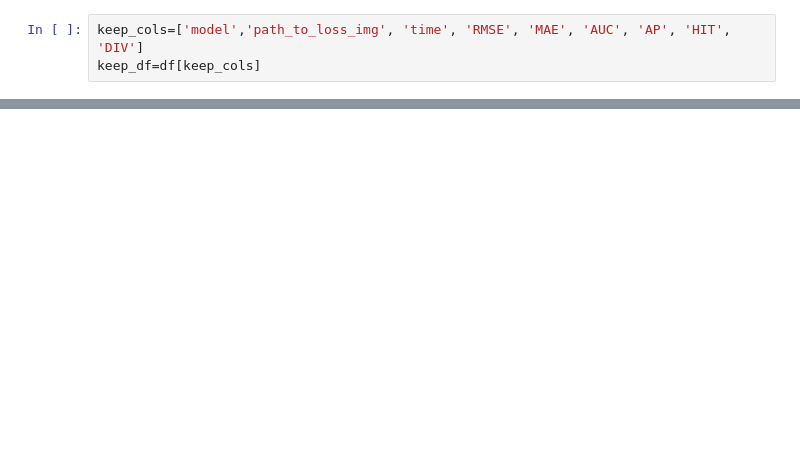
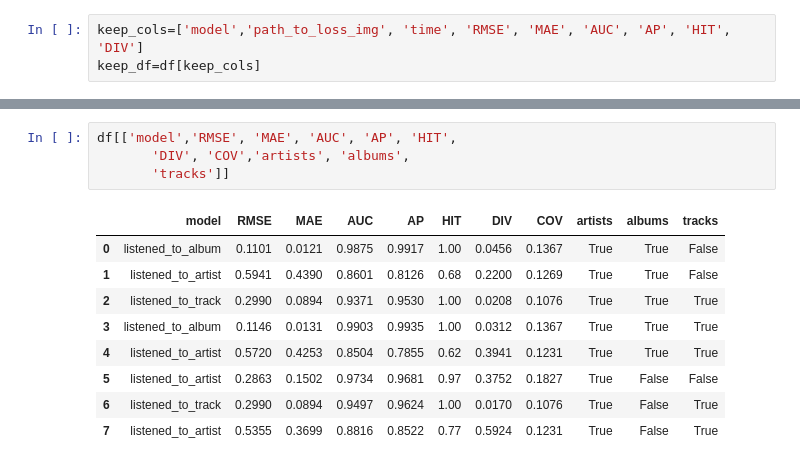
Before and after one commit to deancochran/upf-masters-thesis, a Jupyter notebook: lfm1b_analysis.ipynb, the cells around one changed output, grey strips where cells are left out. Cells and saved outputs as stored; diff of their text form; blank space fills up the shorter version.

```diff
--- a/lfm1b_analysis.ipynb
+++ b/lfm1b_analysis.ipynb
@@ -56,0 +71,14 @@ album_models[album_models['AUC']==max(album_models['AUC'])]
+# %%
+df[['model','RMSE', 'MAE', 'AUC', 'AP', 'HIT',
+       'DIV', 'COV','artists', 'albums',
+       'tracks']]
+# %% [output]
+|  | model | RMSE | MAE | AUC | AP | HIT | DIV | COV | artists | albums | tracks |
+| 0 | listened_to_album | 0.1101 | 0.0121 | 0.9875 | 0.9917 | 1.00 | 0.0456 | 0.1367 | True | True | False |
+| 1 | listened_to_artist | 0.5941 | 0.4390 | 0.8601 | 0.8126 | 0.68 | 0.2200 | 0.1269 | True | True | False |
+| 2 | listened_to_track | 0.2990 | 0.0894 | 0.9371 | 0.9530 | 1.00 | 0.0208 | 0.1076 | True | True | True |
+| 3 | listened_to_album | 0.1146 | 0.0131 | 0.9903 | 0.9935 | 1.00 | 0.0312 | 0.1367 | True | True | True |
+| 4 | listened_to_artist | 0.5720 | 0.4253 | 0.8504 | 0.7855 | 0.62 | 0.3941 | 0.1231 | True | True | True |
+| 5 | listened_to_artist | 0.2863 | 0.1502 | 0.9734 | 0.9681 | 0.97 | 0.3752 | 0.1827 | True | False | False |
+| 6 | listened_to_track | 0.2990 | 0.0894 | 0.9497 | 0.9624 | 1.00 | 0.0170 | 0.1076 | True | False | True |
+| 7 | listened_to_artist | 0.5355 | 0.3699 | 0.8816 | 0.8522 | 0.77 | 0.5924 | 0.1231 | True | False | True |
```
Also changed, not shown: parts of 6 cells of this notebook, 3 other files.
